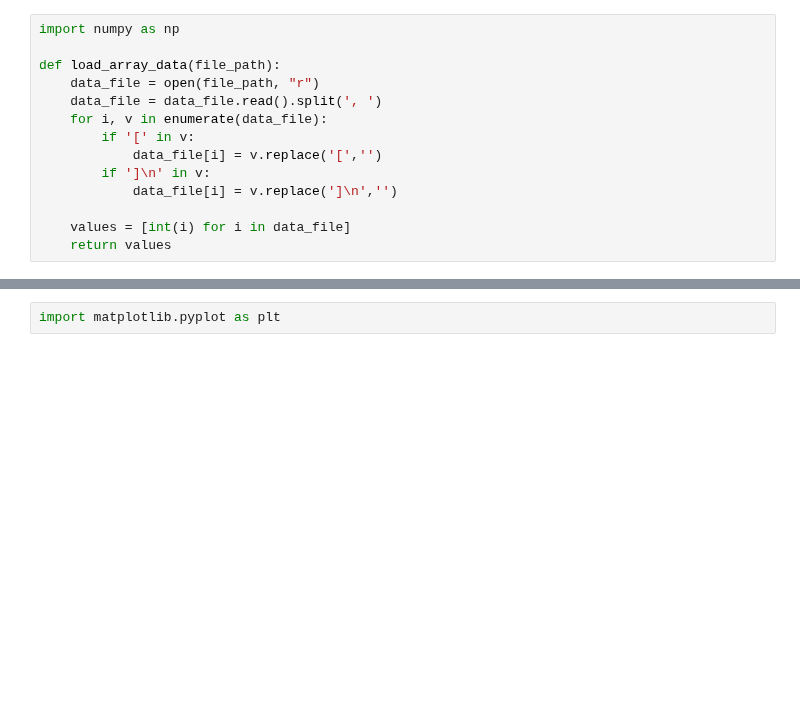
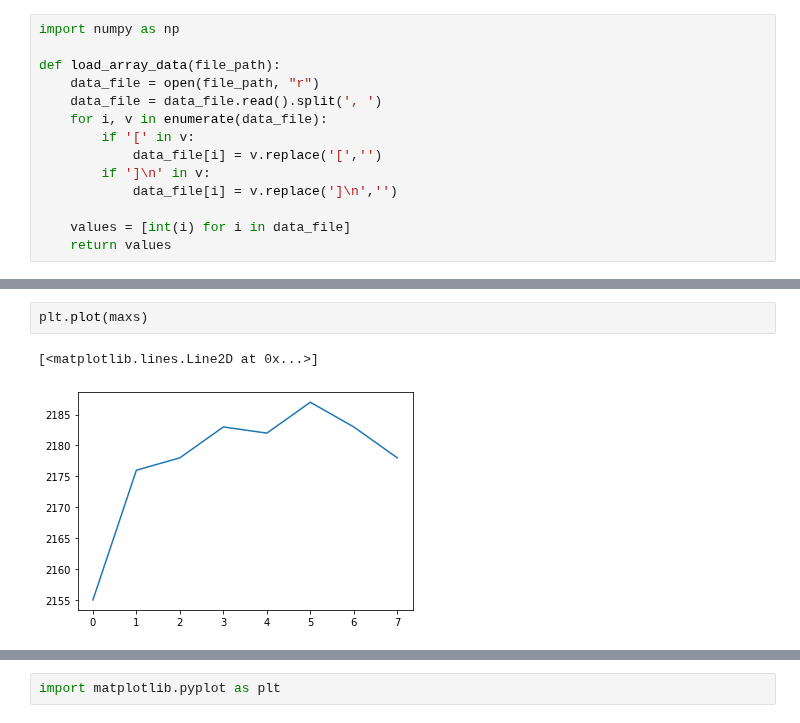
Before and after one commit to yagami009/ding, a Jupyter notebook: micropython/PythonBook.ipynb, the cells around one changed output, grey strips where cells are left out. Saved outputs shown, nothing was run; the diff lists cells and outputs as text; blank space fills up the shorter version.

```diff
--- a/micropython/PythonBook.ipynb
+++ b/micropython/PythonBook.ipynb
@@ -163,0 +175,5 @@ for i in data:
+# %%
+plt.plot(maxs)
+# %% [output]
+[<matplotlib.lines.Line2D at 0x...>]
+[figure, added]
```
Also changed, not shown: parts of 11 cells of this notebook, 1 other file.
